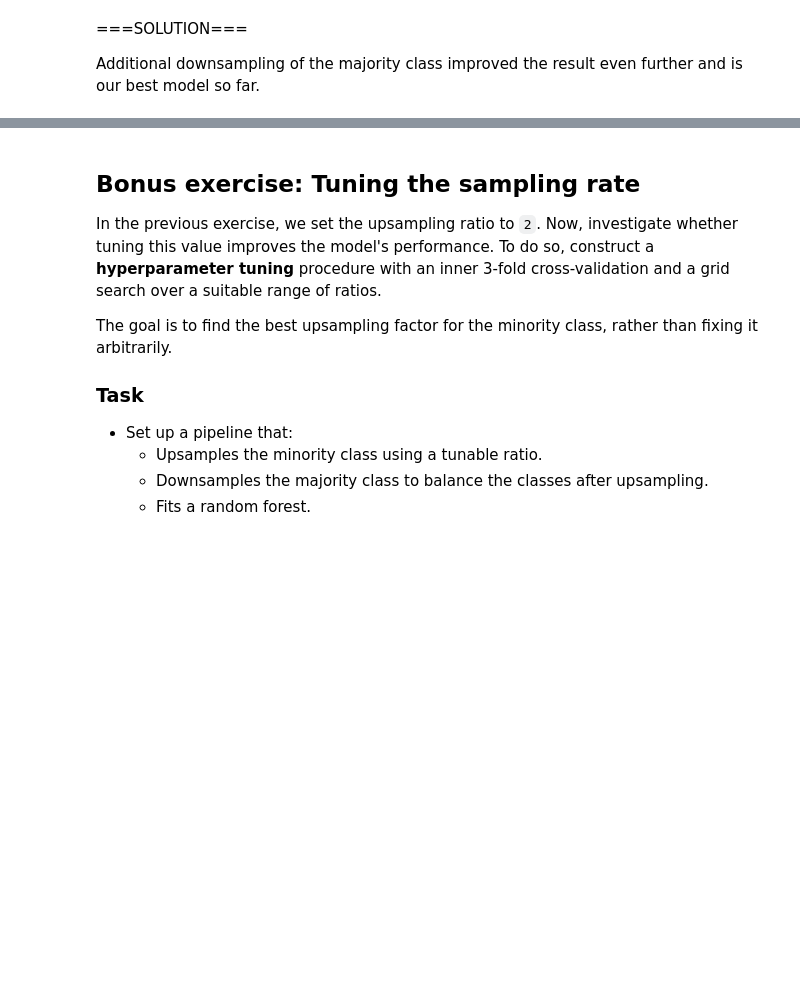
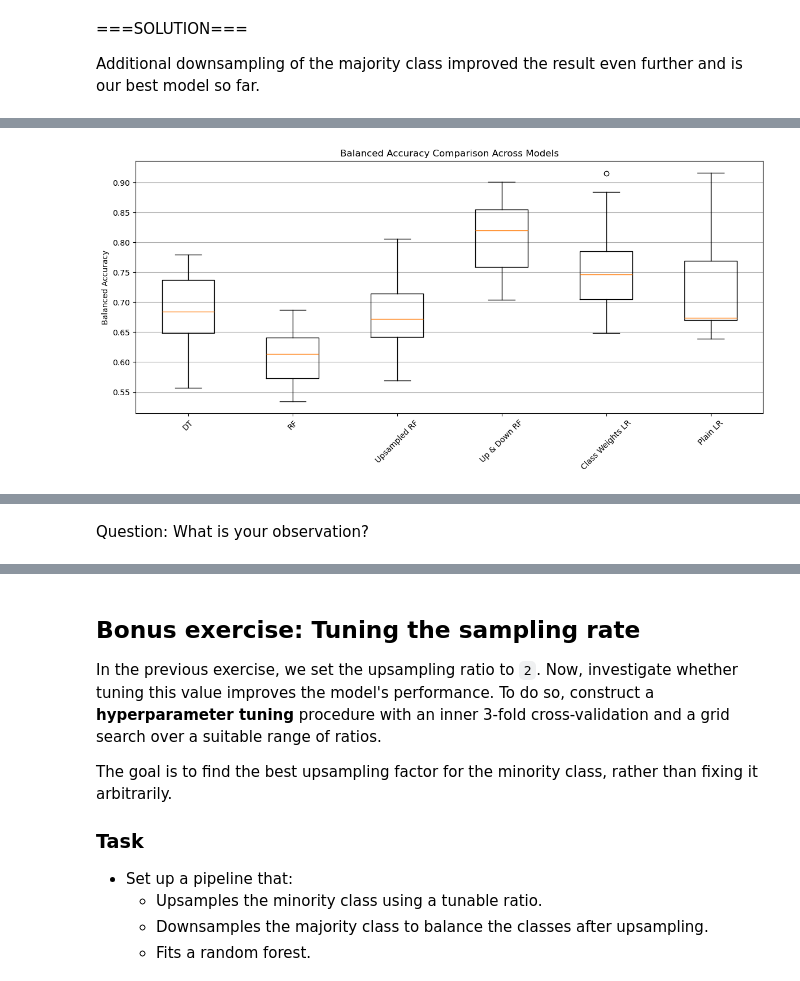
Before and after one commit to slds-lmu/lecture_appml, a Jupyter notebook: exercises/07_imbalancy_correction/07_2_pipeline_imbalanced_classification_py.ipynb, the cells around one changed output, grey strips where cells are left out. Drawn from its saved outputs; the diff is of its cells as text; code cells hidden in the pictures; blank space fills up the shorter version.

```diff
--- a/exercises/07_imbalancy_correction/07_2_pipeline_imbalanced_classification_py.ipynb
+++ b/exercises/07_imbalancy_correction/07_2_pipeline_imbalanced_classification_py.ipynb
@@ -390,0 +401,77 @@ Additional downsampling of the majority class improved the result even further a
+# %%
+#===SOLUTION===
+
+from sklearn.linear_model import LogisticRegression
+
+# Calculate class weights: minority class gets 2x weight relative to majority
+class_weight = {'no': 1, 'yes': 2}
+
+logreg_weighted = LogisticRegression(
+    class_weight=class_weight,
+    random_state=42,
+    max_iter=5000,
+    solver='liblinear'
+)
+
+scores_logreg_weighted = cross_validate(
+    logreg_weighted, X, y,
+    scoring=scoring, cv=cv,
+    return_train_score=False
+)
+
+# Plain Logistic Regression (no class weights)
+logreg_plain = LogisticRegression(
+    random_state=42,
+    max_iter=5000,
+    solver='liblinear'
+)
+
+scores_logreg_plain = cross_validate(
+    logreg_plain, X, y,
+    scoring=scoring, cv=cv,
+    return_train_score=False
+)
+
+all_scores_dict = {
+    'DT': scores_tree_bal['test_score'],
+    'RF': scores_forest_bal['test_score'],
+    'Upsampled RF': scores_pipeline['test_score'],
+    'Up & Down-sampled RF': scores_pipeline_up_down['test_score'],
+    'Class Weights LR': scores_logreg_weighted['test_score'],
+    'Plain LR': scores_logreg_plain['test_score']
+}
+
+# Updated Visualization with all 6 models
+fig, ax = plt.subplots(figsize=(12, 6))
+ax.boxplot([
+    all_scores_dict['DT'],
+    all_scores_dict['RF'],
+    all_scores_dict['Upsampled RF'],
+    all_scores_dict['Up & Down-sampled RF'],
+    all_scores_dict['Class Weights LR'],
+    all_scores_dict['Plain LR']
+],
+labels=['DT', 'RF', 'Upsampled RF', 'Up & Down RF', 'Class Weights LR', 'Plain LR'])
+ax.set_ylabel('Balanced Accuracy')
+ax.set_title('Balanced Accuracy Comparison Across Models')
+ax.grid(axis='y')
+plt.xticks(rotation=45)
+plt.tight_layout()
+plt.show()
+
+# Updated average calculations
+avg_dt = all_scores_dict['DT'].mean()
+avg_rf = all_scores_dict['RF'].mean()
+avg_upsampled = all_scores_dict['Upsampled RF'].mean()
+avg_updown = all_scores_dict['Up & Down-sampled RF'].mean()
+avg_weighted_lr = all_scores_dict['Class Weights LR'].mean()
+avg_plain_lr = all_scores_dict['Plain LR'].mean()
+
+print(f"Average balanced accuracy for Decision Tree: {avg_dt:.6f}")
+print(f"Average balanced accuracy for Random Forest: {avg_rf:.6f}")
+print(f"Average balanced accuracy for Upsampled Random Forest: {avg_upsampled:.6f}")
+print(f"Average balanced accuracy for Up & Down-sampled Random Forest: {avg_updown:.6f}")
+print(f"Average balanced accuracy for Class Weights Logistic Regression: {avg_weighted_lr:.6f}")
+print(f"Average balanced accuracy for Plain Logistic Regression: {avg_plain_lr:.6f}")
+# %% [output]
+[figure, added]
@@ -390,0 +484,2 @@ Additional downsampling of the majority class improved the result even further a
+# %% [markdown]
+Question: What is your observation?
```
Also changed, not shown: parts of 6 cells of this notebook, 1 other file.
